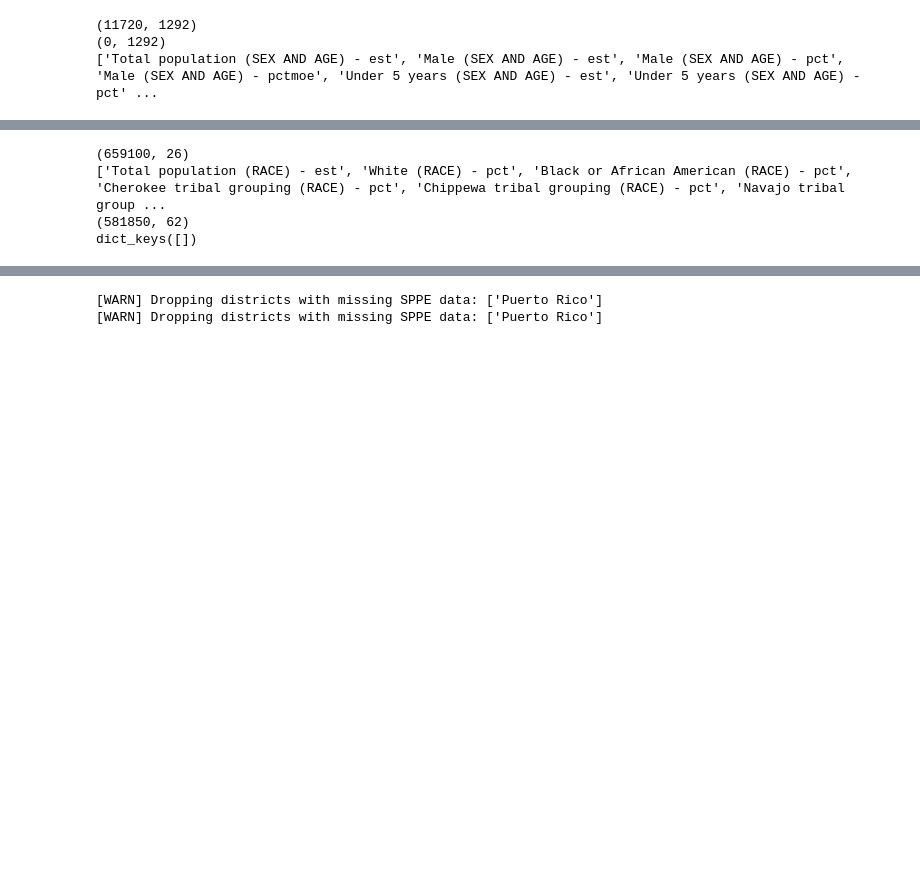
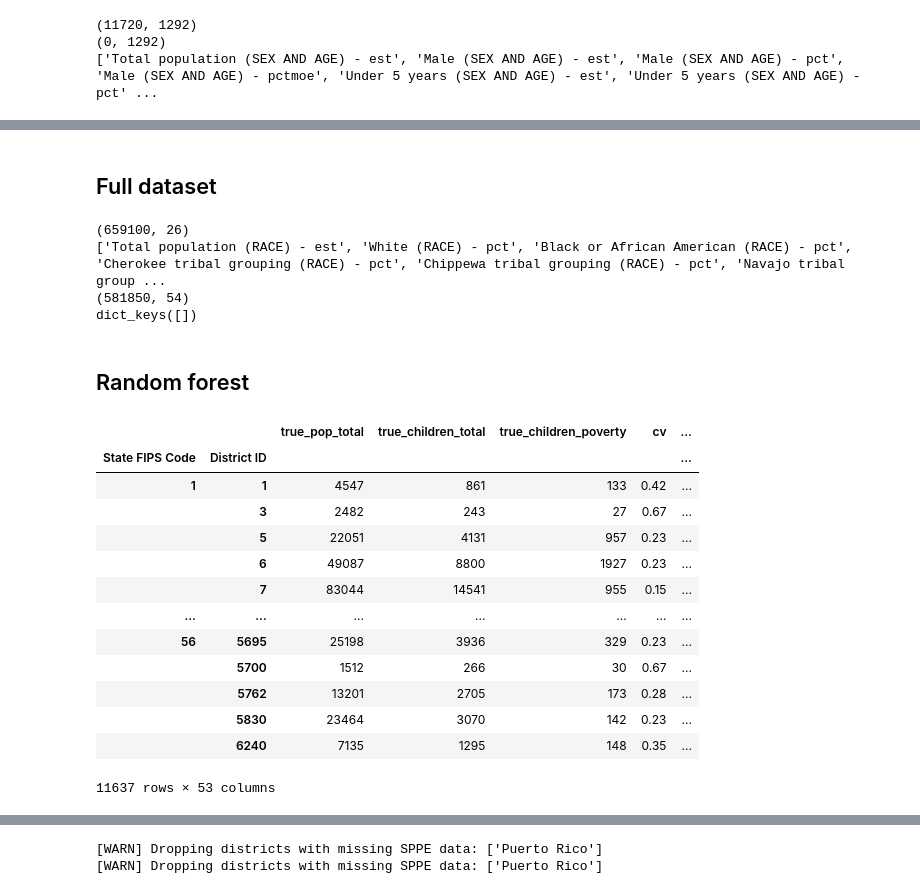
Before and after one commit to ryansteed/dp-policy, a Jupyter notebook: notebooks/titlei.ipynb, the cells around one changed output, grey strips where cells are left out. Cells and saved outputs as stored; diff of their text form; code cells hidden in the pictures; blank space fills up the shorter version.

```diff
--- a/notebooks/titlei.ipynb
+++ b/notebooks/titlei.ipynb
@@ -908,3 +909,5 @@ pickle.dump(results, open('../results/discrimination.pkl', 'wb'))
+# %% [markdown]
+## Full dataset
 # %%
 results = pickle.load(open('../results/discrimination.pkl', 'rb'))
 print(results.shape)
@@ -931,8 +934,8 @@ variables += [
 ]
 # add language isolation
 variables += [
-    'Speak English less than "very well" (LANGUAGE SPOKEN AT HOME) - est',
-    'Speak English less than "very well" (LANGUAGE SPOKEN AT HOME) - pct'
+    'Language other than English (LANGUAGE SPOKEN AT HOME) - est',
+    'Language other than English (LANGUAGE SPOKEN AT HOME) - pct'
 ]
 # add renters vs. homeowners (housing security)
 variables += [
@@ -945,10 +948,35 @@ grants = results.join(acs[variables], how="inner")
 print(grants.shape)
 print(grants[grants["Total population (RACE) - est"].isna()].groupby(["State FIPS Code", "District ID"]).groups.keys())
 # for regression
-grants["error"] = grants.true_grant_total - grants.est_grant_total
+grants["error"] =  grants.est_grant_total - grants.true_grant_total
 grants.to_csv("../results/discrimination.csv")
 # %% [output]
 (659100, 26)
 ['Total population (RACE) - est', 'White (RACE) - pct', 'Black or African American (RACE) - pct', 'Cherokee tribal grouping (RACE) - pct', 'Chippewa tribal grouping (RACE) - pct', 'Navajo tribal group ...
-(581850, 62)
+(581850, 54)
 dict_keys([])
+# %% [markdown]
+## Random forest
+# %%
+from sklearn.ensemble import RandomForestRegressor
+
+averaged = results.groupby(["State FIPS Code", "District ID"]).mean().join(acs[variables], how="inner")
+averaged["misalloc"] = averaged.est_grant_total - averaged.true_grant_total
+averaged = averaged.replace('-', np.nan)
+averaged = averaged.fillna(averaged.mean(skipna=True))
+averaged
+# %% [output]
+|  |  | true_pop_total | true_children_total | true_children_poverty | cv | ... |
+| State FIPS Code | District ID |  |  |  |  | ... |
+| 1 | 1 | 4547 | 861 | 133 | 0.42 | ... |
+|  | 3 | 2482 | 243 | 27 | 0.67 | ... |
+|  | 5 | 22051 | 4131 | 957 | 0.23 | ... |
+|  | 6 | 49087 | 8800 | 1927 | 0.23 | ... |
+|  | 7 | 83044 | 14541 | 955 | 0.15 | ... |
+| ... | ... | ... | ... | ... | ... | ... |
+| 56 | 5695 | 25198 | 3936 | 329 | 0.23 | ... |
+|  | 5700 | 1512 | 266 | 30 | 0.67 | ... |
+|  | 5762 | 13201 | 2705 | 173 | 0.28 | ... |
+|  | 5830 | 23464 | 3070 | 142 | 0.23 | ... |
+|  | 6240 | 7135 | 1295 | 148 | 0.35 | ... |
+11637 rows × 53 columns
```
Also changed, not shown: parts of 9 cells of this notebook, 2 other files.
